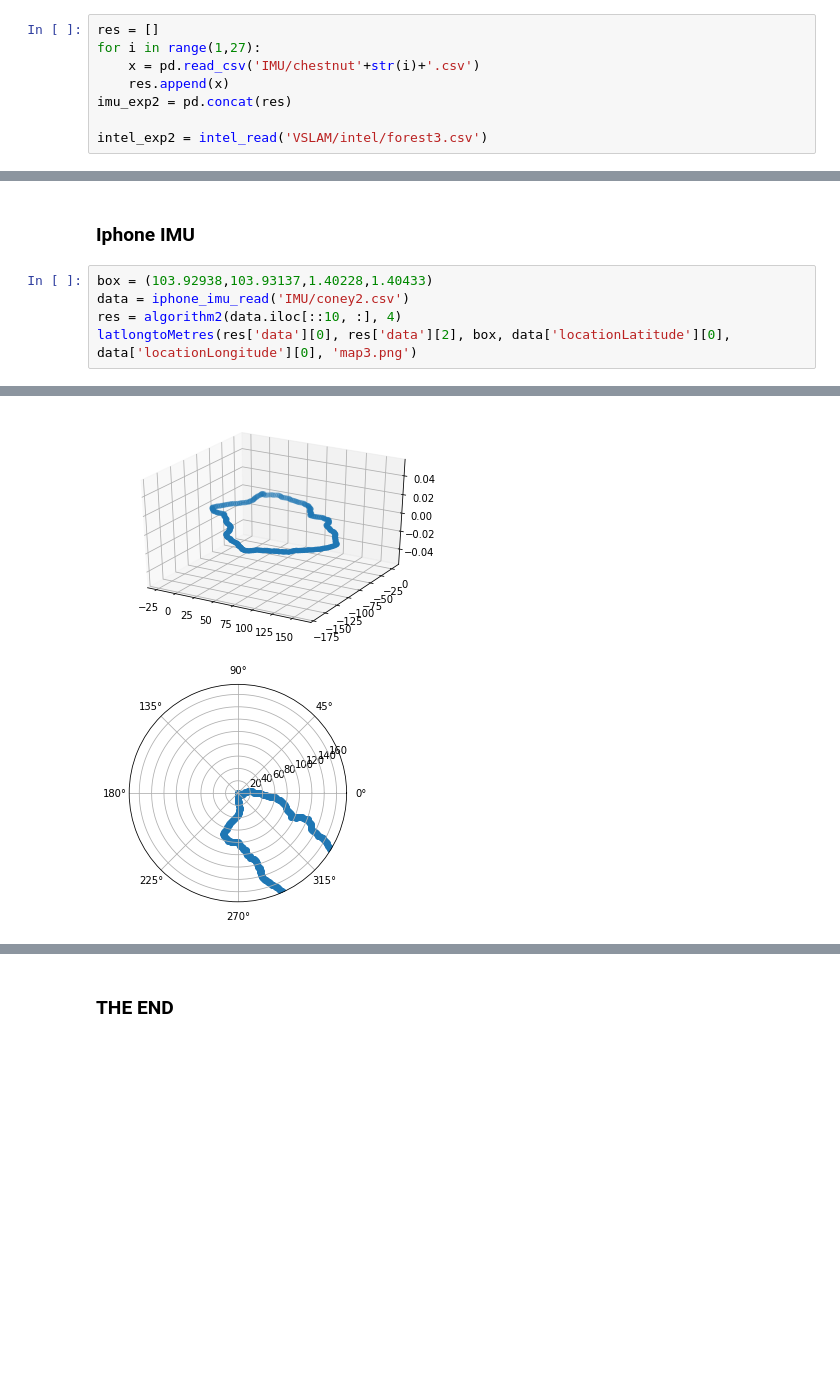
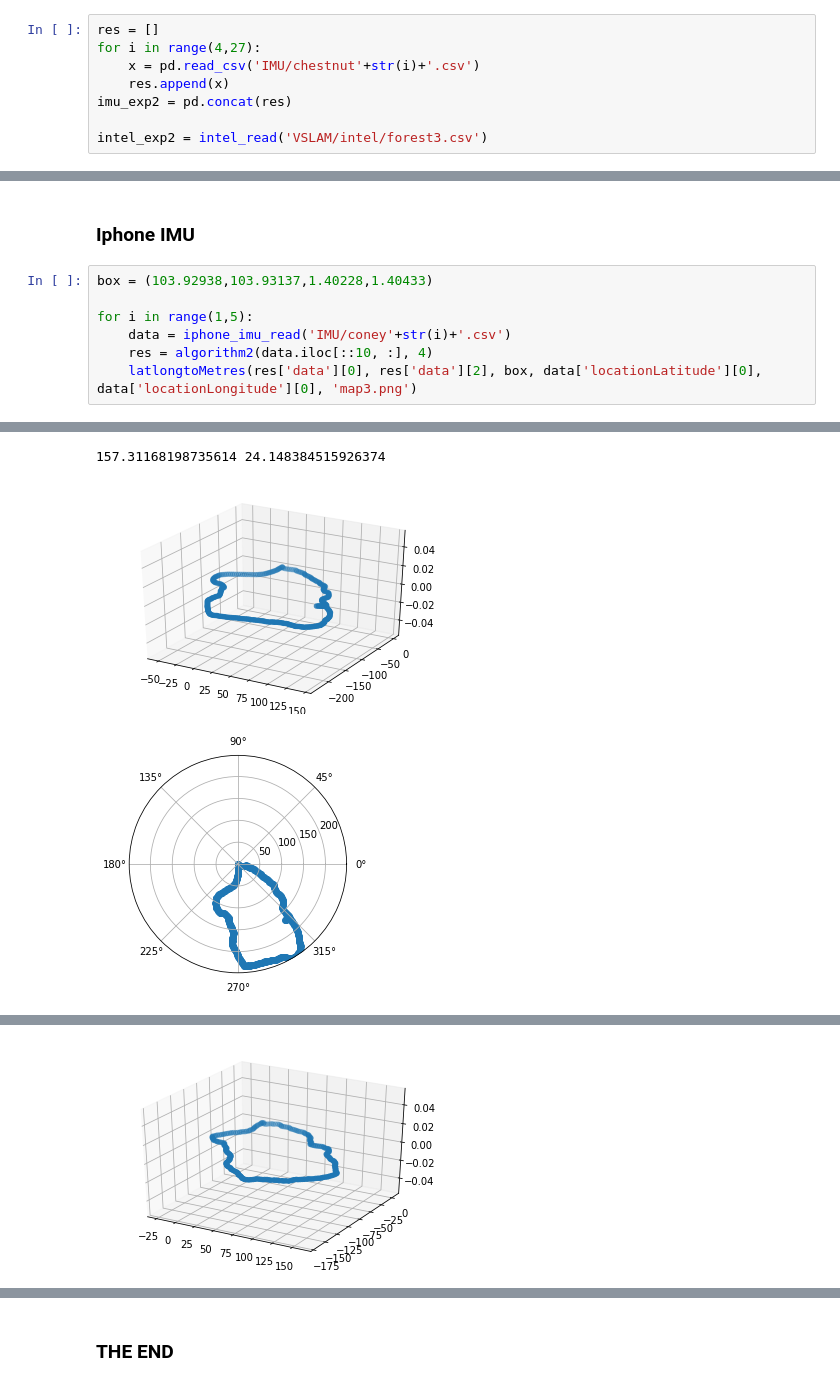
Before and after one commit to keshav123456/UROP2020, a Jupyter notebook: Ganymede.ipynb, the cells around one changed output, grey strips where cells are left out. Cells and saved outputs as stored; diff of their text form; blank space fills up the shorter version.

```diff
--- a/Ganymede.ipynb
+++ b/Ganymede.ipynb
@@ -664,7 +695,7 @@ for exp in listofdf.values():
 ### Read Data
 # %%
 res = []
-for i in range(1,27):
+for i in range(4,27):
     x = pd.read_csv('IMU/chestnut'+str(i)+'.csv')
     res.append(x)
 imu_exp2 = pd.concat(res)
@@ -797,8 +836,10 @@ for run in runs:
 ### Iphone IMU
 # %%
 box = (103.92938,103.93137,1.40228,1.40433)
-data = iphone_imu_read('IMU/coney2.csv')
-res = algorithm2(data.iloc[::10, :], 4)
-latlongtoMetres(res['data'][0], res['data'][2], box, data['locationLatitude'][0], data['locationLongitude'][0], 'map3.png')
+
+for i in range(1,5):
+    data = iphone_imu_read('IMU/coney'+str(i)+'.csv')
+    res = algorithm2(data.iloc[::10, :], 4)
+    latlongtoMetres(res['data'][0], res['data'][2], box, data['locationLatitude'][0], data['locationLongitude'][0], 'map3.png')
 # %% [output]
 [========================================================================] 100%
@@ -806,2 +852,3 @@ latlongtoMetres(res['data'][0], res['data'][2], box, data['locationLatitude'][0]
+157.31168198735614 24.148384515926374
-[figure, old version]
+[figure, new version]
-[figure, old version]
+[figure, new version]
@@ -808,0 +856 @@ latlongtoMetres(res['data'][0], res['data'][2], box, data['locationLatitude'][0]
+[figure, added]
```
Also changed, not shown: parts of 15 cells of this notebook, 1 other file.
